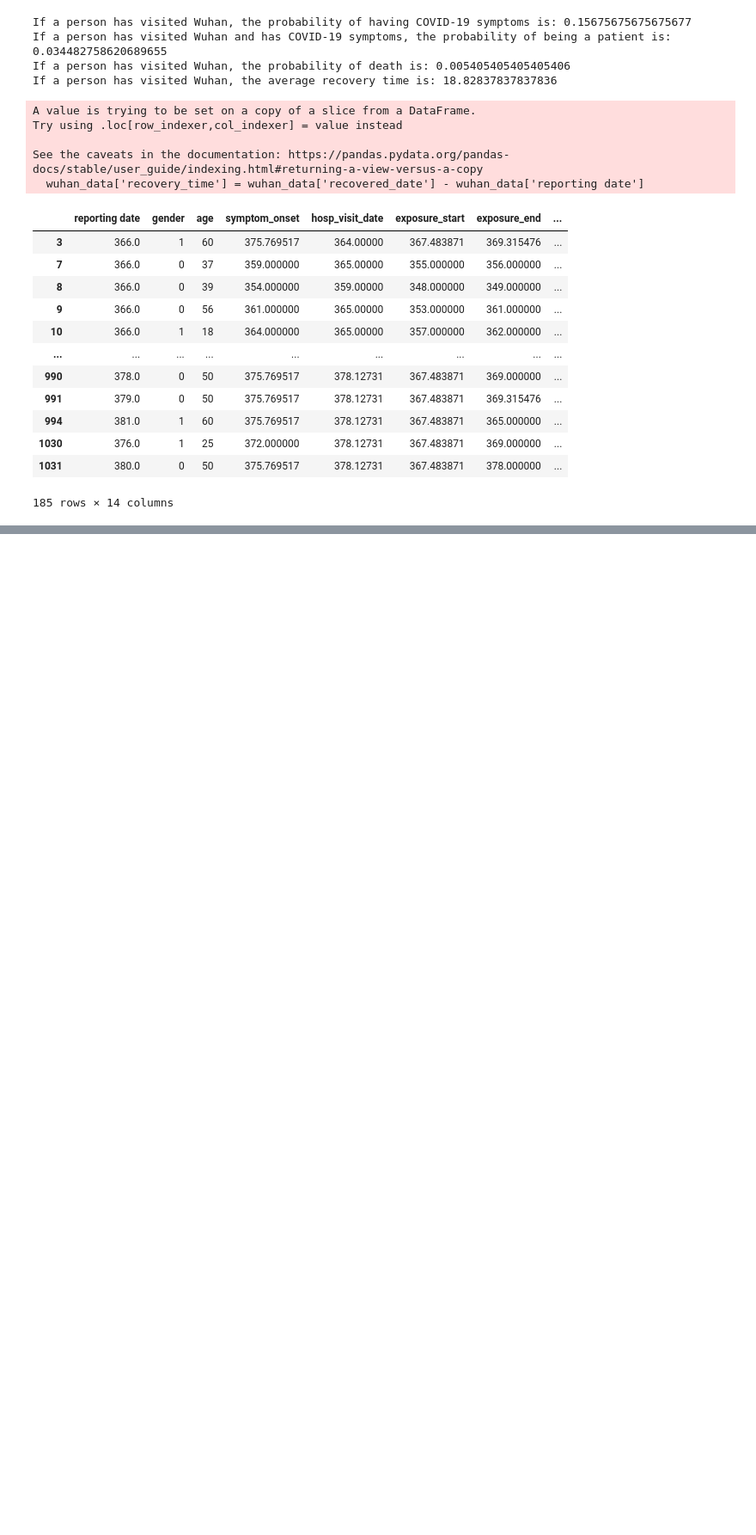
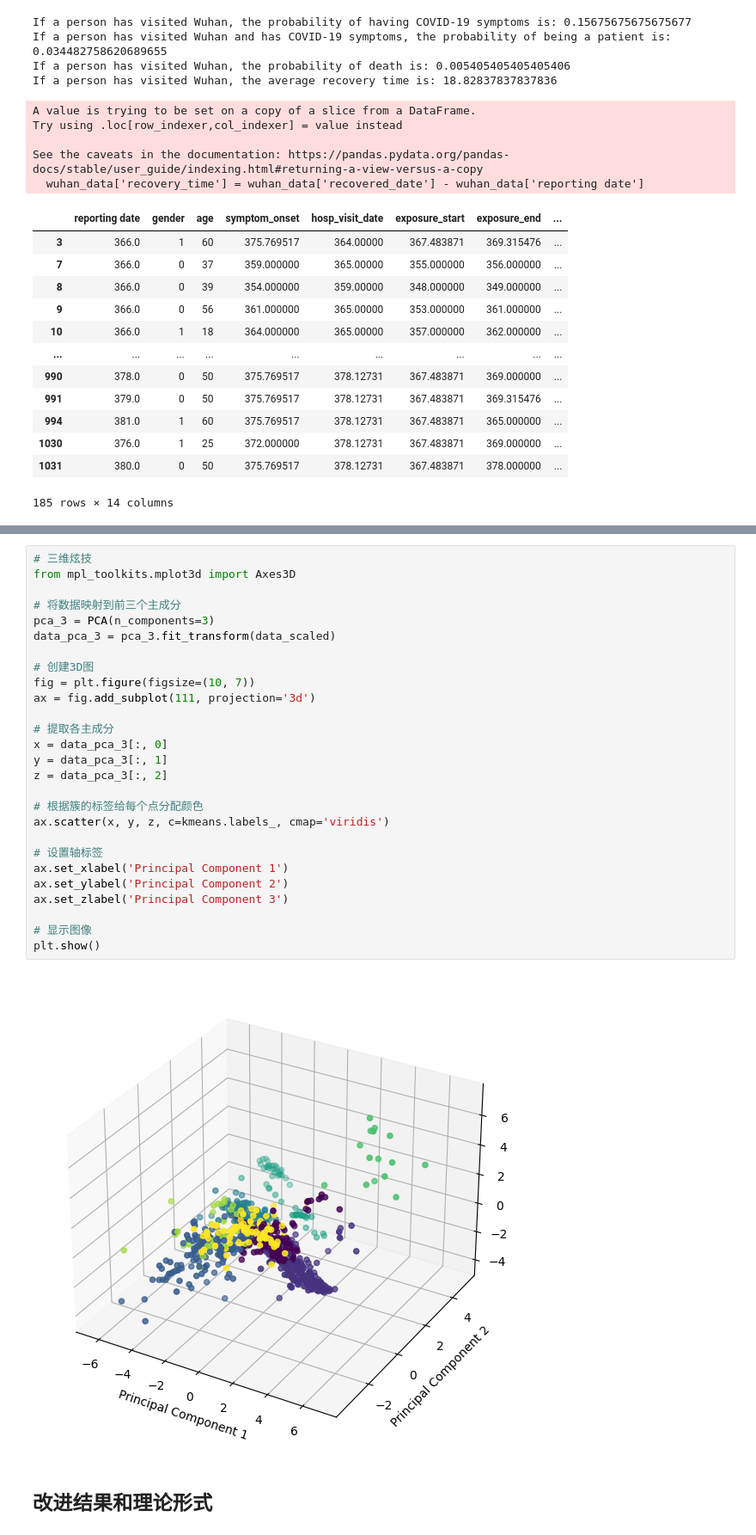
Before and after one commit to KaiyuanGONG/COVID-19-AI-Analysis, a Jupyter notebook: covid19.ipynb, the cells around one changed output, grey strips where cells are left out. Shown at 86% size. Saved outputs shown, nothing was run; the diff lists cells and outputs as text; blank space fills up the shorter version.

```diff
--- a/covid19.ipynb
+++ b/covid19.ipynb
@@ -262,0 +415,31 @@ See the caveats in the documentation: https://pandas.pydata.org/pandas-docs/stab
+# %%
+# 三维炫技
+from mpl_toolkits.mplot3d import Axes3D
+
+# 将数据映射到前三个主成分
+pca_3 = PCA(n_components=3)
+data_pca_3 = pca_3.fit_transform(data_scaled)
+
+# 创建3D图
+fig = plt.figure(figsize=(10, 7))
+ax = fig.add_subplot(111, projection='3d')
+
+# 提取各主成分
+x = data_pca_3[:, 0]
+y = data_pca_3[:, 1]
+z = data_pca_3[:, 2]
+
+# 根据簇的标签给每个点分配颜色
+ax.scatter(x, y, z, c=kmeans.labels_, cmap='viridis')
+
+# 设置轴标签
+ax.set_xlabel('Principal Component 1')
+ax.set_ylabel('Principal Component 2')
+ax.set_zlabel('Principal Component 3')
+
+# 显示图像
+plt.show()
+# %% [output]
+[figure, added]
+# %% [markdown]
+## 改进结果和理论形式
```
Also changed, not shown: parts of 14 cells of this notebook.
